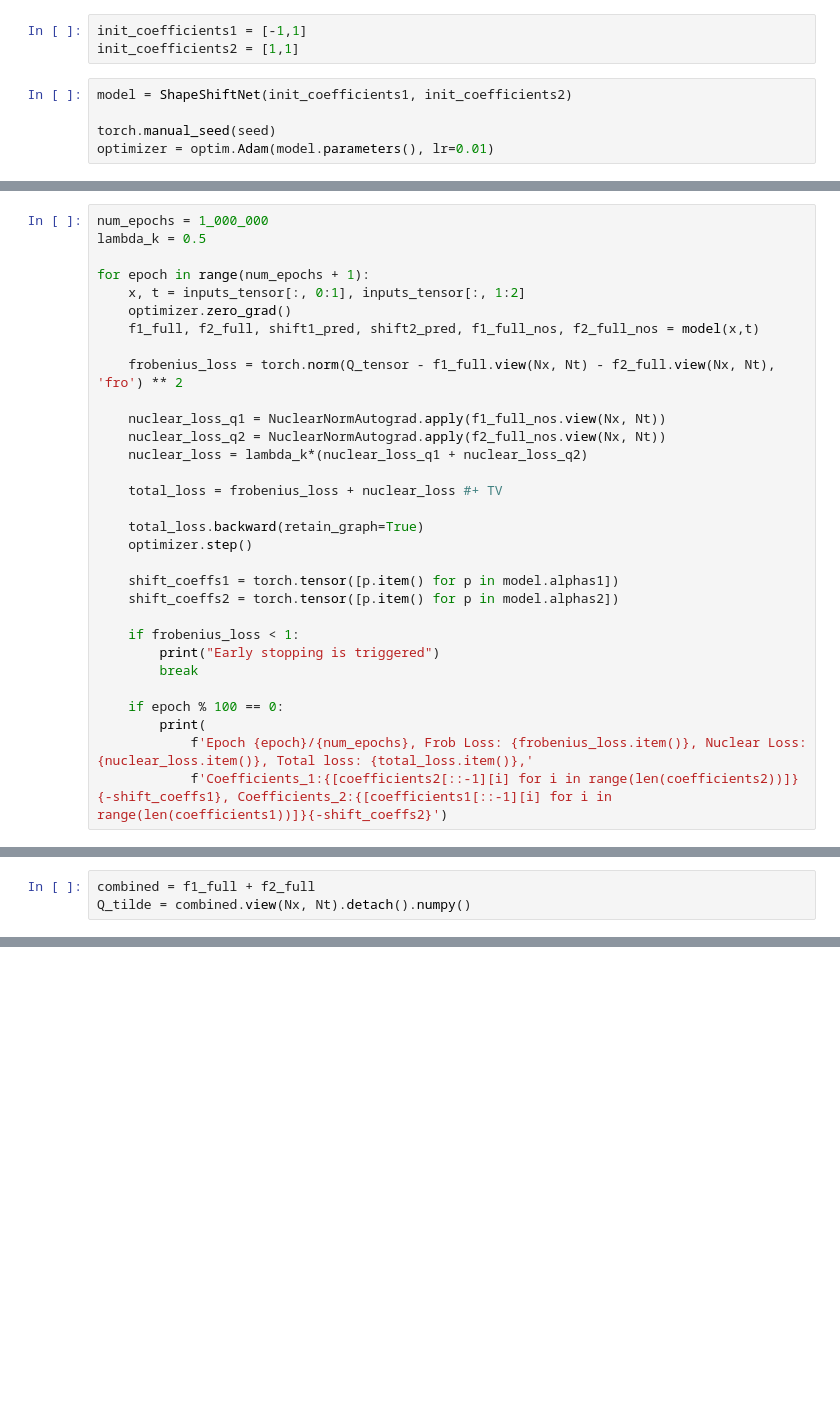
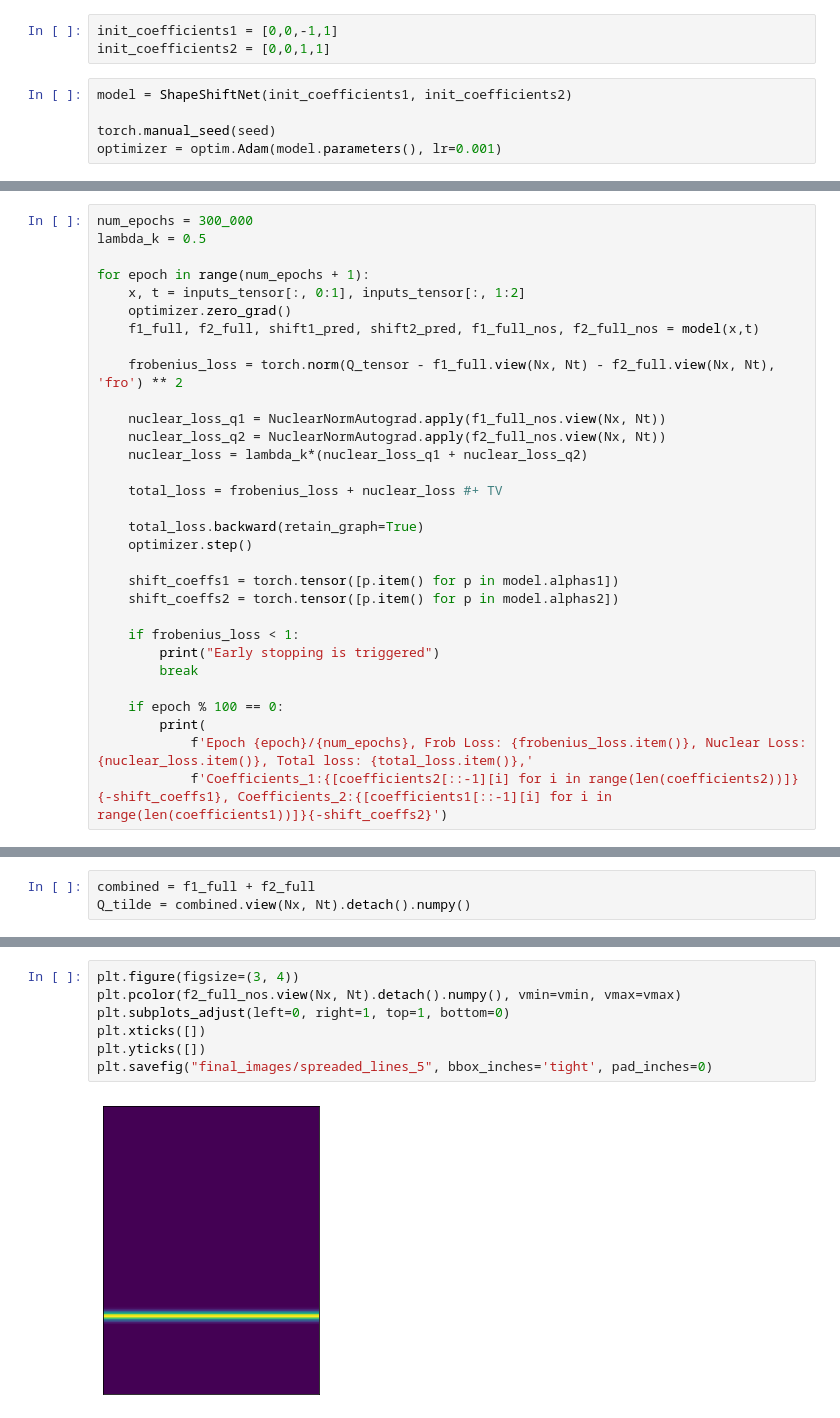
Before and after one commit to beatazor/low-rank-transport, a Jupyter notebook: notebooks/Shape_shift_NN_nuclear_norm.ipynb, the cells around one changed output, grey strips where cells are left out. Cells and saved outputs as stored; diff of their text form; blank space fills up the shorter version.

```diff
--- a/notebooks/Shape_shift_NN_nuclear_norm.ipynb
+++ b/notebooks/Shape_shift_NN_nuclear_norm.ipynb
@@ -162,17 +163,17 @@ class ShapeShiftNet(nn.Module):
 
         return f1, f2, shift1, shift2, f1_without_shift, f2_without_shift
 # %%
-init_coefficients1 = [-1,1]
-init_coefficients2 = [1,1]
+init_coefficients1 = [0,0,-1,1]
+init_coefficients2 = [0,0,1,1]
 # %%
 model = ShapeShiftNet(init_coefficients1, init_coefficients2)
 
 torch.manual_seed(seed)
-optimizer = optim.Adam(model.parameters(), lr=0.01)
+optimizer = optim.Adam(model.parameters(), lr=0.001)
 # %%
 Q_tensor = torch.tensor(Q)
 # %%
-num_epochs = 1_000_000
+num_epochs = 300_000
 lambda_k = 0.5
 
 for epoch in range(num_epochs + 1):
@@ -292,0 +283,9 @@ torch.save(model.state_dict(), 'model_weights.pth')
+# %%
+plt.figure(figsize=(3, 4))
+plt.pcolor(f2_full_nos.view(Nx, Nt).detach().numpy(), vmin=vmin, vmax=vmax)
+plt.subplots_adjust(left=0, right=1, top=1, bottom=0)
+plt.xticks([])
+plt.yticks([])
+plt.savefig("final_images/spreaded_lines_5", bbox_inches='tight', pad_inches=0)
+# %% [output]
+[figure, added]
```
Also changed, not shown: parts of 7 cells of this notebook.
